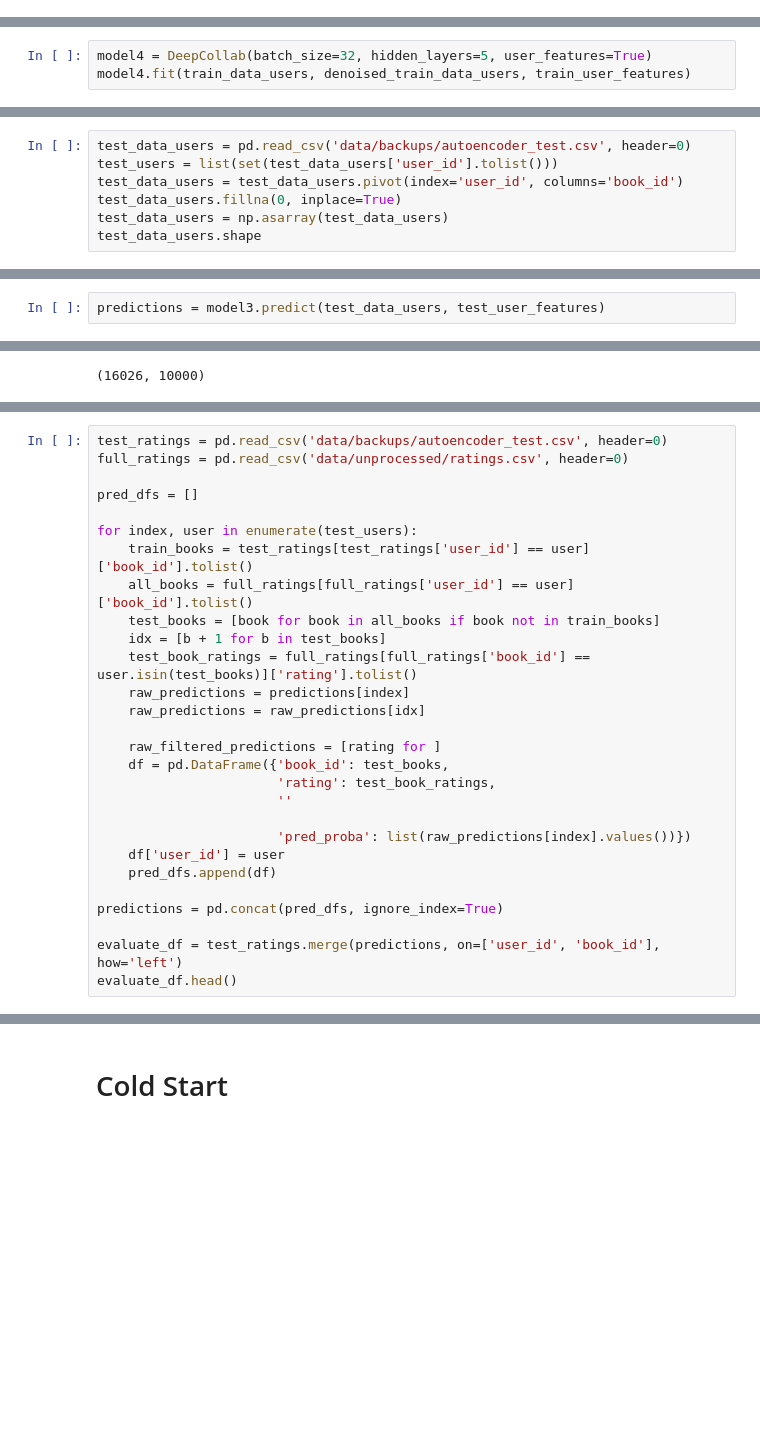
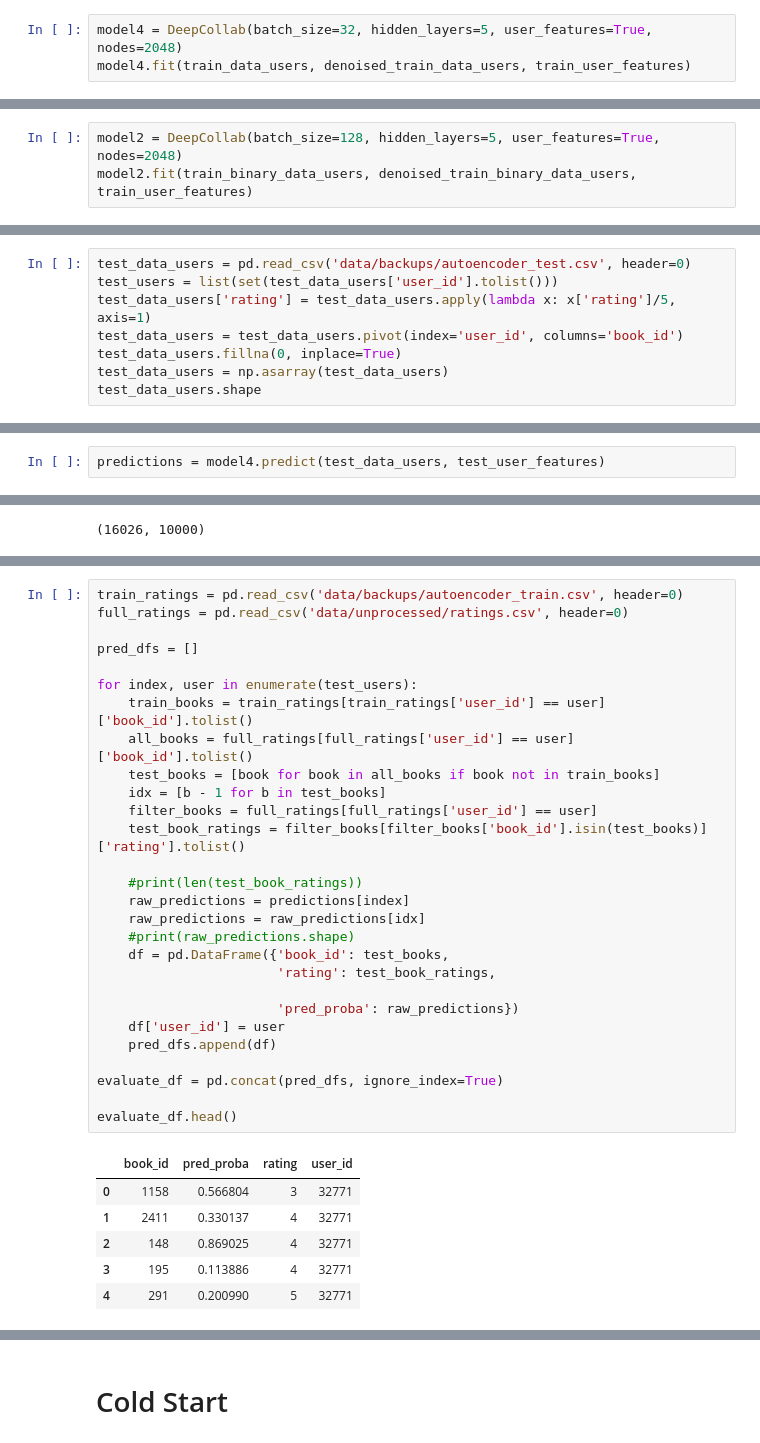
Before and after one commit to manoj0237/DeeplearningandAI-finalproject, a Jupyter notebook: CollaborativeDenoisingAutoencoders.ipynb, the cells around one changed output, grey strips where cells are left out. Cells and saved outputs as stored; diff of their text form; blank space fills up the shorter version.

```diff
--- a/CollaborativeDenoisingAutoencoders.ipynb
+++ b/CollaborativeDenoisingAutoencoders.ipynb
@@ -571,0 +522,3 @@ Epoch 8/100
+# %%
+model4 = DeepCollab(batch_size=32, hidden_layers=5, user_features=True, nodes=2048)
+model4.fit(train_data_users, denoised_train_data_users, train_user_features)
@@ -646,6 +589,6 @@ Epoch 2/100
 # %%
-model4 = DeepCollab(batch_size=32, hidden_layers=5, user_features=True)
-model4.fit(train_data_users, denoised_train_data_users, train_user_features)
+model2 = DeepCollab(batch_size=128, hidden_layers=5, user_features=True, nodes=2048)
+model2.fit(train_binary_data_users, denoised_train_binary_data_users, train_user_features)
 # %% [output]
 __________________________________________________________________________________________________
 Layer (type)                    Output Shape         Param #     Connected to
@@ -786,6 +614,7 @@ class DeepCollab:
 # %%
 test_data_users = pd.read_csv('data/backups/autoencoder_test.csv', header=0)
 test_users = list(set(test_data_users['user_id'].tolist()))
+test_data_users['rating'] = test_data_users.apply(lambda x: x['rating']/5, axis=1)
 test_data_users = test_data_users.pivot(index='user_id', columns='book_id')
 test_data_users.fillna(0, inplace=True)
 test_data_users = np.asarray(test_data_users)
@@ -812,5 +669,5 @@ test_user_features.shape
 # %% [markdown]
 ### 5 Star
 # %%
-predictions = model3.predict(test_data_users, test_user_features)
+predictions = model4.predict(test_data_users, test_user_features)
 # %% [output]
@@ -827,28 +681,35 @@ array([4881435. , 5282606.5, 2000445.1, ...,       0. ,       0. ,
 # %%
-test_ratings = pd.read_csv('data/backups/autoencoder_test.csv', header=0)
+train_ratings = pd.read_csv('data/backups/autoencoder_train.csv', header=0)
 full_ratings = pd.read_csv('data/unprocessed/ratings.csv', header=0)
 
 pred_dfs = []
 
 for index, user in enumerate(test_users):
-    train_books = test_ratings[test_ratings['user_id'] == user]['book_id'].tolist()
+    train_books = train_ratings[train_ratings['user_id'] == user]['book_id'].tolist()
     all_books = full_ratings[full_ratings['user_id'] == user]['book_id'].tolist()
     test_books = [book for book in all_books if book not in train_books]
-    idx = [b + 1 for b in test_books]
-    test_book_ratings = full_ratings[full_ratings['book_id'] == user.isin(test_books)]['rating'].tolist()
+    idx = [b - 1 for b in test_books]
+    filter_books = full_ratings[full_ratings['user_id'] == user]
+    test_book_ratings = filter_books[filter_books['book_id'].isin(test_books)]['rating'].tolist()
+
+    #print(len(test_book_ratings))
     raw_predictions = predictions[index]
     raw_predictions = raw_predictions[idx]
-
-    raw_filtered_predictions = [rating for ]
+    #print(raw_predictions.shape)
     df = pd.DataFrame({'book_id': test_books,
                        'rating': test_book_ratings,
-                       ''
 
-                       'pred_proba': list(raw_predictions[index].values())})
+                       'pred_proba': raw_predictions})
     df['user_id'] = user
     pred_dfs.append(df)
 
-predictions = pd.concat(pred_dfs, ignore_index=True)
+evaluate_df = pd.concat(pred_dfs, ignore_index=True)
 
-evaluate_df = test_ratings.merge(predictions, on=['user_id', 'book_id'], how='left')
 evaluate_df.head()
+# %% [output]
+|  | book_id | pred_proba | rating | user_id |
+| 0 | 1158 | 0.566804 | 3 | 32771 |
+| 1 | 2411 | 0.330137 | 4 | 32771 |
+| 2 | 148 | 0.869025 | 4 | 32771 |
+| 3 | 195 | 0.113886 | 4 | 32771 |
+| 4 | 291 | 0.200990 | 5 | 32771 |
```
Also changed, not shown: parts of 85 cells of this notebook, 24 other files.
